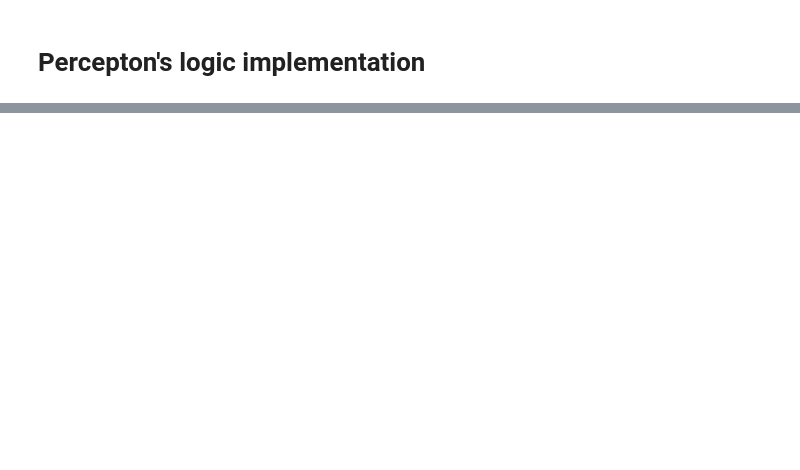
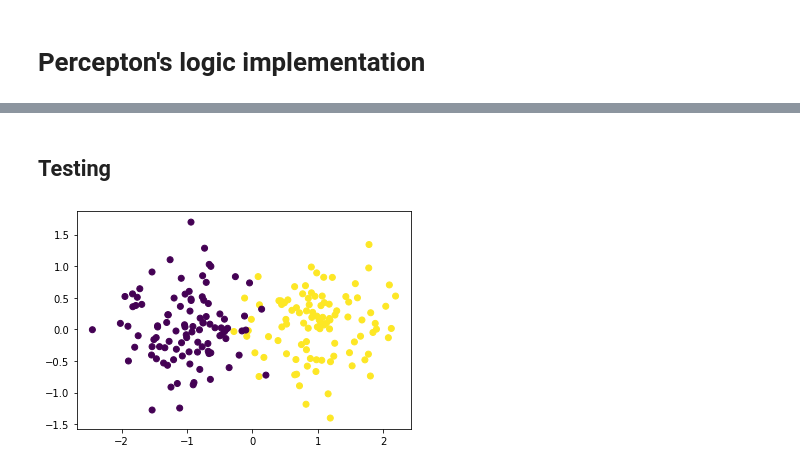
Before and after one commit to Panongbene/masster2IPP, a Jupyter notebook: TP_Perceptron_BOUNHAR_SWADOGO1.ipynb, the cells around one changed output, grey strips where cells are left out. Cells and saved outputs as stored; diff of their text form; code cells hidden in the pictures; blank space fills up the shorter version.

```diff
--- a/TP_Perceptron_BOUNHAR_SWADOGO1.ipynb
+++ b/TP_Perceptron_BOUNHAR_SWADOGO1.ipynb
@@ -106,0 +232,21 @@ plt.errorbar(range(len(values)), values, yerr = errorValues,fmt = 'none', capsiz
+# %% [markdown]
+## Testing
+# %%
+#The size of data is N = 200
+N = 200
+
+# Gaussian mean for distribution label 1
+mu_1 = np.array([1,0])
+
+# Gaussian mean for distribution label 0
+mu_2 = np.array([-1,0])
+
+# standar deviation for Gaussian Distribution
+sigma_2 = 0.3 #0.75
+matrix_cov =sigma_2* np.array([[1, 0],[0, 1]])
+# %%
+X_test, Y_test = generateData(N, mu_1, mu_2, sigma_2, matrix_cov)
+# %%
+plotData(X_test, Y_test)
+# %% [output]
+[figure, added]
```
Also changed, not shown: parts of 17 cells of this notebook.
